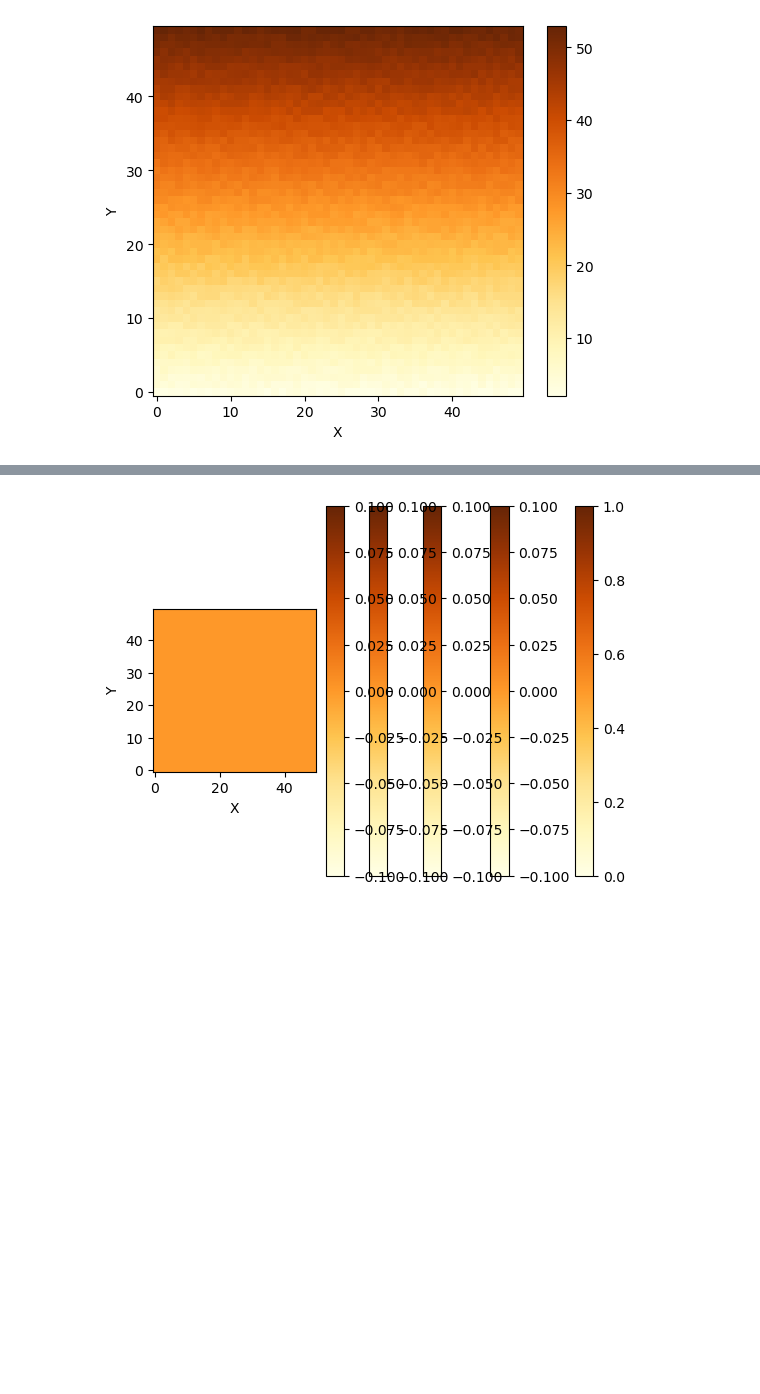
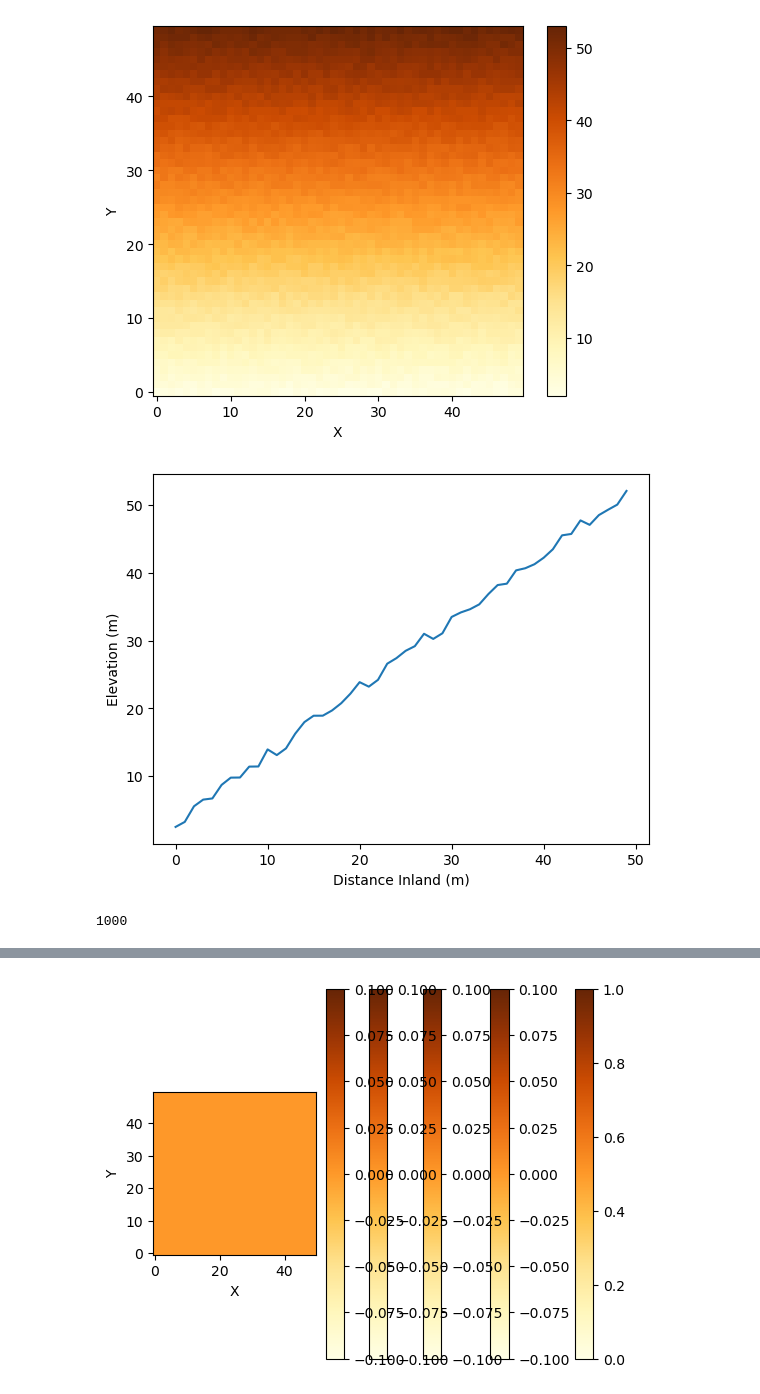
Before and after one commit to csdms-espin/2026_Marine_Platforms, a Jupyter notebook: 1DGridUpliftandSeaLevel.ipynb, the cells around one changed output, grey strips where cells are left out. Drawn from its saved outputs; the diff is of its cells as text; code cells hidden in the pictures; blank space fills up the shorter version.

Commit message:
added alongshore profile plot

```diff
--- a/1DGridUpliftandSeaLevel.ipynb
+++ b/1DGridUpliftandSeaLevel.ipynb
@@ -33,6 +171,17 @@ topo += topo_noise
 imshow_grid(grid, "topographic__elevation",cmap="YlOrBr")
 # %% [output]
 [figure]
+# %%
+xnode_filter = np.isclose(grid.x_of_node, 5.0)
+# Extract all values at that x-position for a specific field
+values_at_x = grid.at_node['topographic__elevation'][xnode_filter]
+values_at_x
+plot(values_at_x)
+plt.xlabel("Distance Inland (m)")
+plt.ylabel("Elevation (m)")
+plt.show()
+# %% [output]
+[figure, added]
 # %%
 sea_level = 6.0 #meters
 erosion_rate = 10  #m/y or set zr[i] = sea_level to cut/flatten directly
@@ -44 +194,5 @@ nsteps = int(time_to_run / dt)  # number of model time steps
+# %%
+print(nsteps)
+# %% [output]
+1000
 # %%
```
Also changed, not shown: parts of 4 cells of this notebook.
